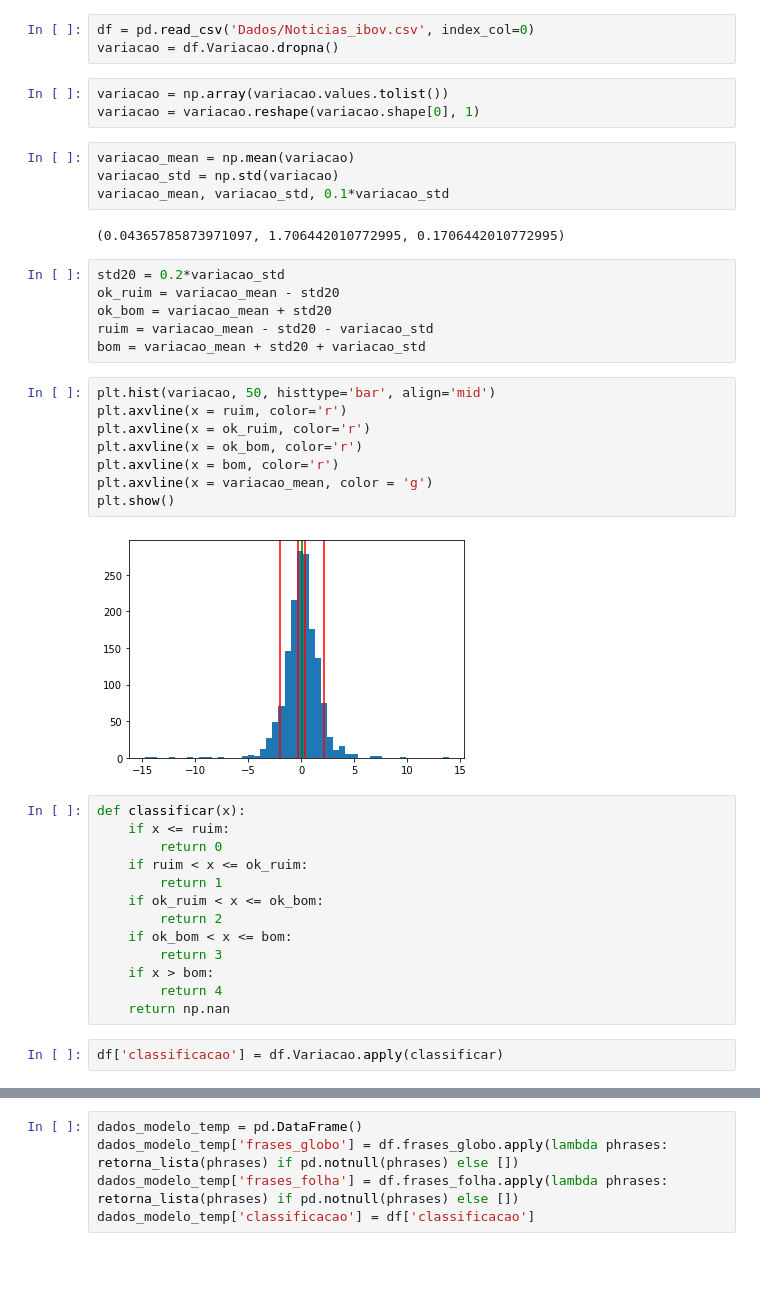
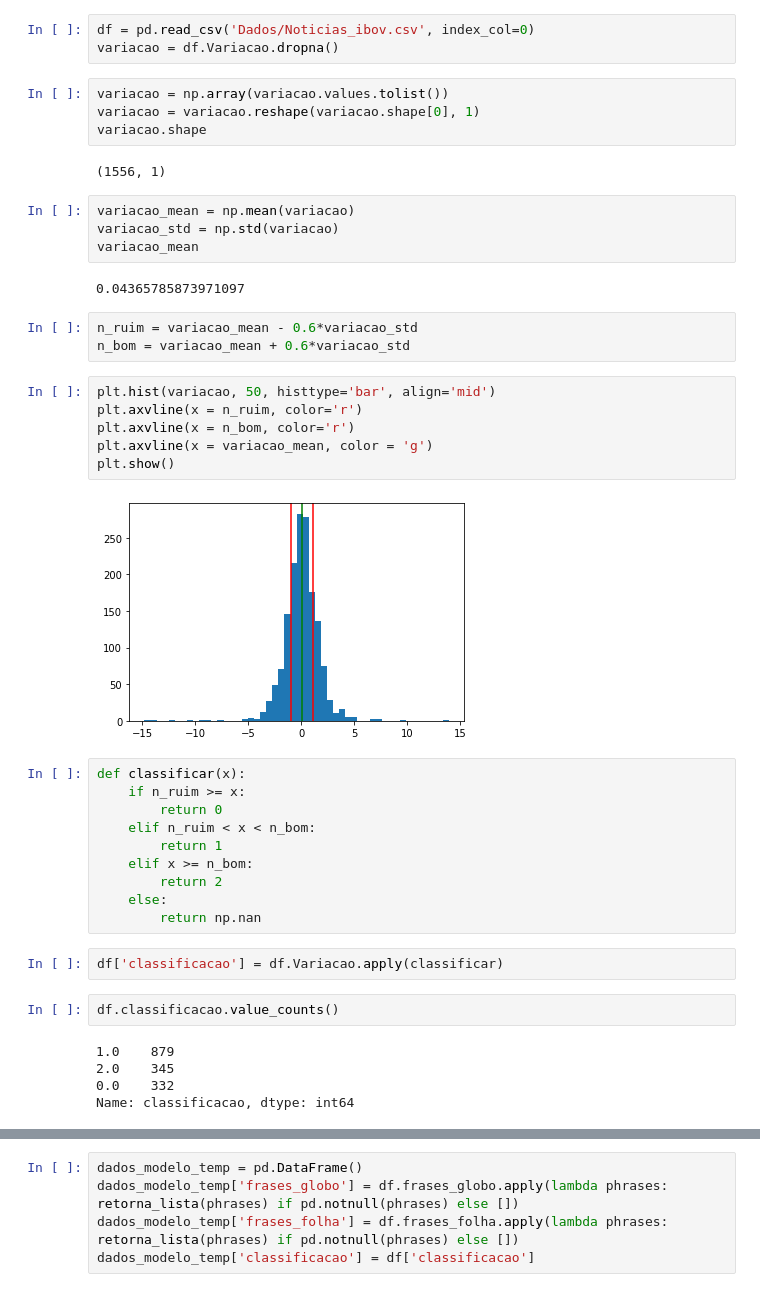
Before and after one commit to GabrielEspeschit/SentimentAnalysis4Stocks, a Jupyter notebook: Explorando_dados_mercado.ipynb, the cells around one changed output, grey strips where cells are left out. Drawn from its saved outputs; the diff is of its cells as text; blank space fills up the shorter version.

```diff
--- a/Explorando_dados_mercado.ipynb
+++ b/Explorando_dados_mercado.ipynb
@@ -10,43 +10,45 @@ variacao = df.Variacao.dropna()
 # %%
 variacao = np.array(variacao.values.tolist())
 variacao = variacao.reshape(variacao.shape[0], 1)
+variacao.shape
+# %% [output]
+(1556, 1)
 # %%
 variacao_mean = np.mean(variacao)
 variacao_std = np.std(variacao)
-variacao_mean, variacao_std, 0.1*variacao_std
+variacao_mean
 # %% [output]
-(0.04365785873971097, 1.706442010772995, 0.1706442010772995)
+0.04365785873971097
-# %%
-std20 = 0.2*variacao_std
-ok_ruim = variacao_mean - std20
-ok_bom = variacao_mean + std20
-ruim = variacao_mean - std20 - variacao_std
-bom = variacao_mean + std20 + variacao_std
+# %%
+n_ruim = variacao_mean - 0.6*variacao_std
+n_bom = variacao_mean + 0.6*variacao_std
 # %%
 plt.hist(variacao, 50, histtype='bar', align='mid')
-plt.axvline(x = ruim, color='r')
-plt.axvline(x = ok_ruim, color='r')
-plt.axvline(x = ok_bom, color='r')
-plt.axvline(x = bom, color='r')
+plt.axvline(x = n_ruim, color='r')
+plt.axvline(x = n_bom, color='r')
 plt.axvline(x = variacao_mean, color = 'g')
 plt.show()
 # %% [output]
-[figure, old version]
+[figure, new version]
 # %%
 def classificar(x):
-    if x <= ruim:
+    if n_ruim >= x:
         return 0
-    if ruim < x <= ok_ruim:
+    elif n_ruim < x < n_bom:
         return 1
-    if ok_ruim < x <= ok_bom:
+    elif x >= n_bom:
         return 2
-    if ok_bom < x <= bom:
-        return 3
-    if x > bom:
-        return 4
-    return np.nan
+    else:
+        return np.nan
 # %%
 df['classificacao'] = df.Variacao.apply(classificar)
+# %%
+df.classificacao.value_counts()
+# %% [output]
+1.0    879
+2.0    345
+0.0    332
+Name: classificacao, dtype: int64
 # %%
 from nltk.corpus import stopwords
 from nltk.tokenize import sent_tokenize, word_tokenize
```
Also changed, not shown: parts of 5 cells of this notebook, 2 other files.
